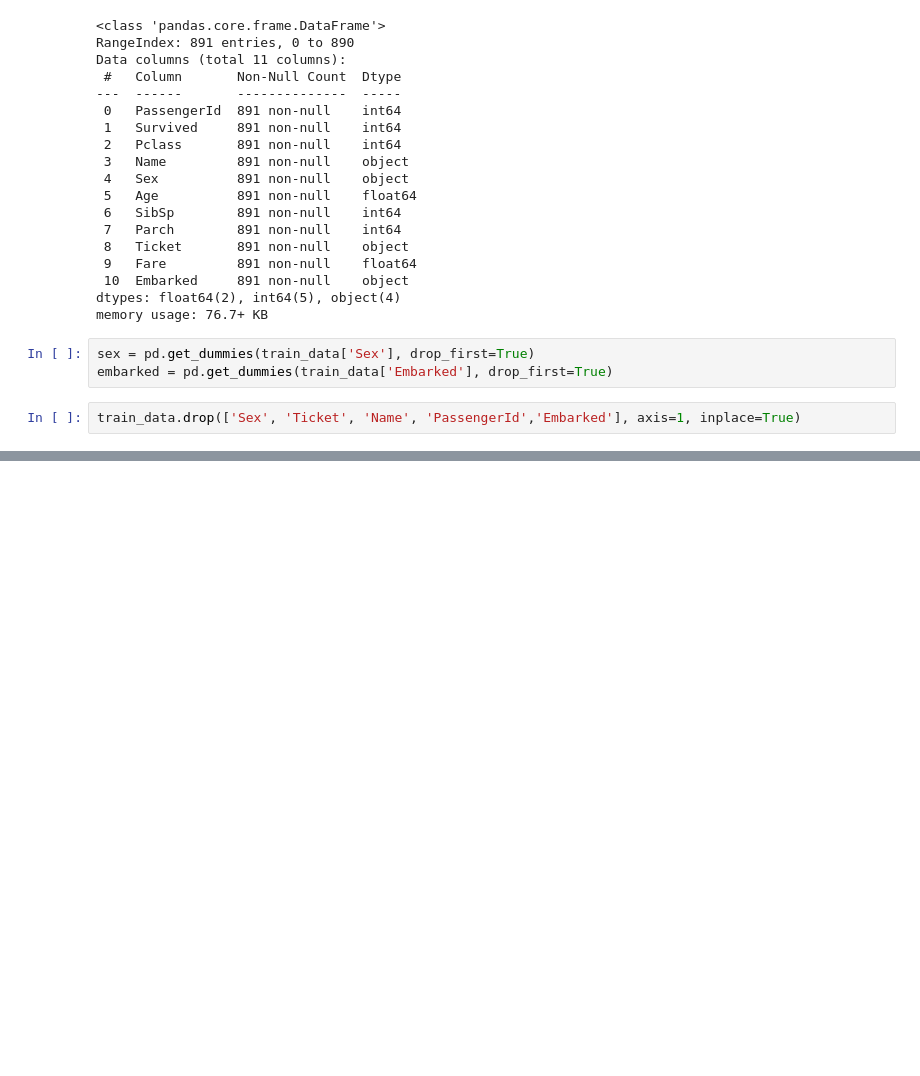
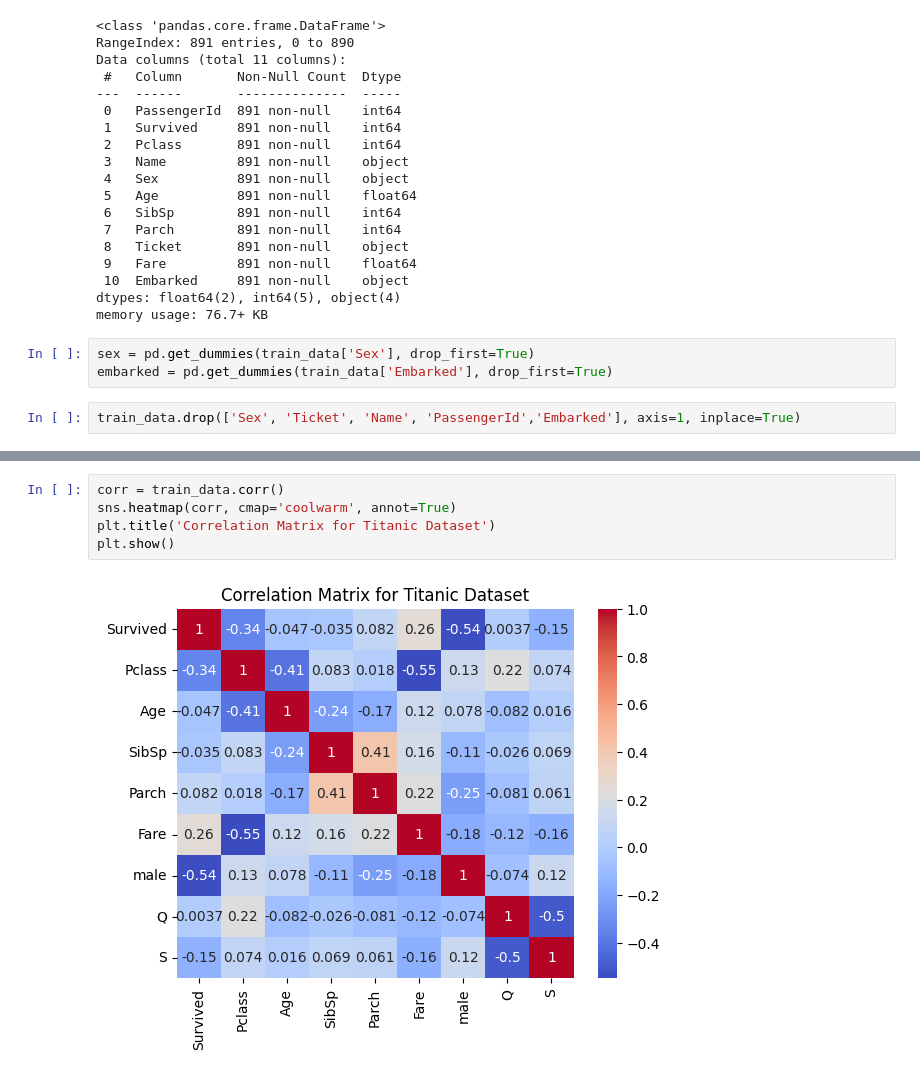
Before and after one commit to alexbond008/Titanic-ML-from-Disaster, a Jupyter notebook: titanic.ipynb, the cells around one changed output, grey strips where cells are left out. Saved outputs shown, nothing was run; the diff lists cells and outputs as text; blank space fills up the shorter version.

```diff
--- a/titanic.ipynb
+++ b/titanic.ipynb
@@ -126,0 +140,7 @@ train_data = pd.concat([train_data,sex, embarked], axis=1)
+# %%
+corr = train_data.corr()
+sns.heatmap(corr, cmap='coolwarm', annot=True)
+plt.title('Correlation Matrix for Titanic Dataset')
+plt.show()
+# %% [output]
+[figure, added]
```
Also changed, not shown: parts of 2 cells of this notebook.
